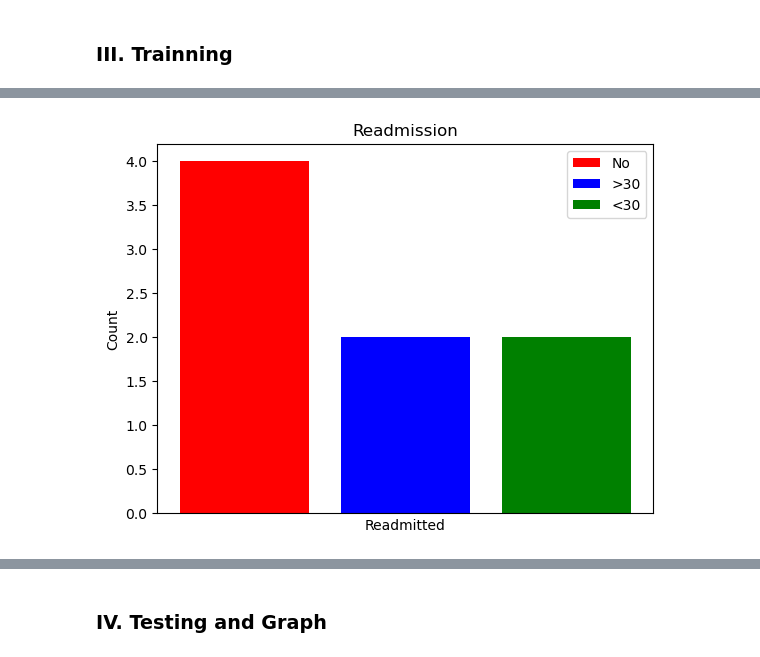
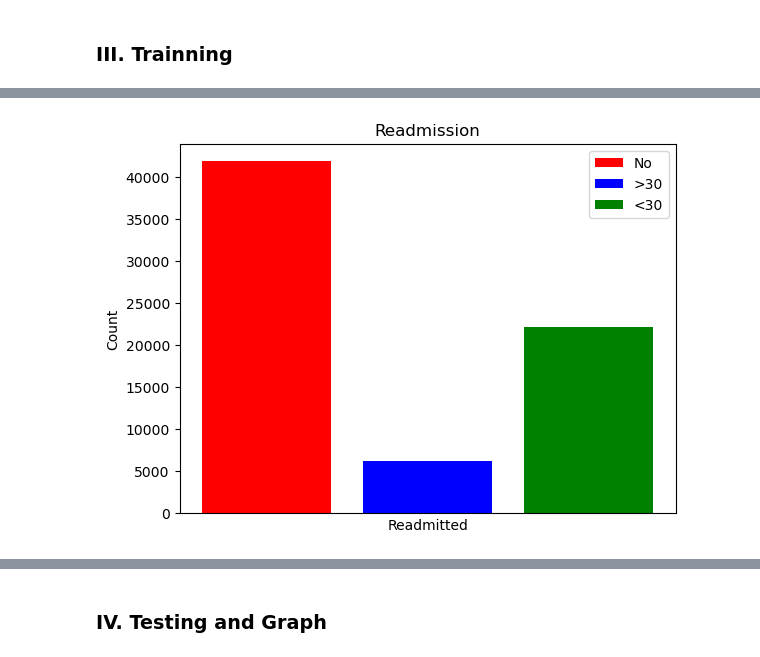
Before and after one commit to minhngo3818/cs178-diabetes-project, a Jupyter notebook: main.ipynb, the cells around one changed output, grey strips where cells are left out. Saved outputs shown, nothing was run; the diff lists cells and outputs as text; code cells hidden in the pictures.

Commit message:
visualizations, knn, logisticRegression

```diff
--- a/main.ipynb
+++ b/main.ipynb
@@ -33,9 +34,12 @@ TODO:
 '\nTODO:\n\n'
 # %%
 #read in clean data
-csv_filename = 'clean_diabetic_dataset.csv'
+csv_filename = 'dataset/clean_diabetic_dataset.csv'
 df = pd.read_csv(csv_filename)
 
-X_train, X_test, y_train, y_test = train_test_split(df.drop("readmitted",axis),
+X_train, X_test, y_train, y_test = train_test_split(df.drop("readmitted",axis=1),
 df[["readmitted"]],test_size=0.2, shuffle=True)
+
+y_train = y_train.to_numpy().reshape(-1)
+y_test = y_test.to_numpy().reshape(-1)
 # %% [output]
@@ -80,32 +98,34 @@ def plot_count(colName,xLabel,title):
 #bar graph for readmission
 
 # Define the x and y data
 # y = [0,0,0,0,1,2,1,2]
 
+
 # Count the occurrences for each unique value
-unique_values, counts = np.unique(y, return_counts=True)
+unique_values, counts = np.unique(df['readmitted'], return_counts=True)
+
 
 x_labels = ['No', '>30', '<30']
 
 colors = ['red', 'blue', 'green']
 
 bars = plt.bar(x_labels, counts,color=colors,label=x_labels)
 
 #remove the text bellow each bar
 plt.xticks([])
 
 
 # Set labels and title for the graph
 plt.xlabel('Readmitted')
 plt.ylabel('Count')
 plt.title('Readmission')
 
 
 # Create a legend for the bars
 
 plt.legend()
 
 # Display the graph
 plt.show()
 # %% [output]
-[figure, old version]
+[figure, new version]
```
Also changed, not shown: parts of 20 cells of this notebook, 1 other file.
